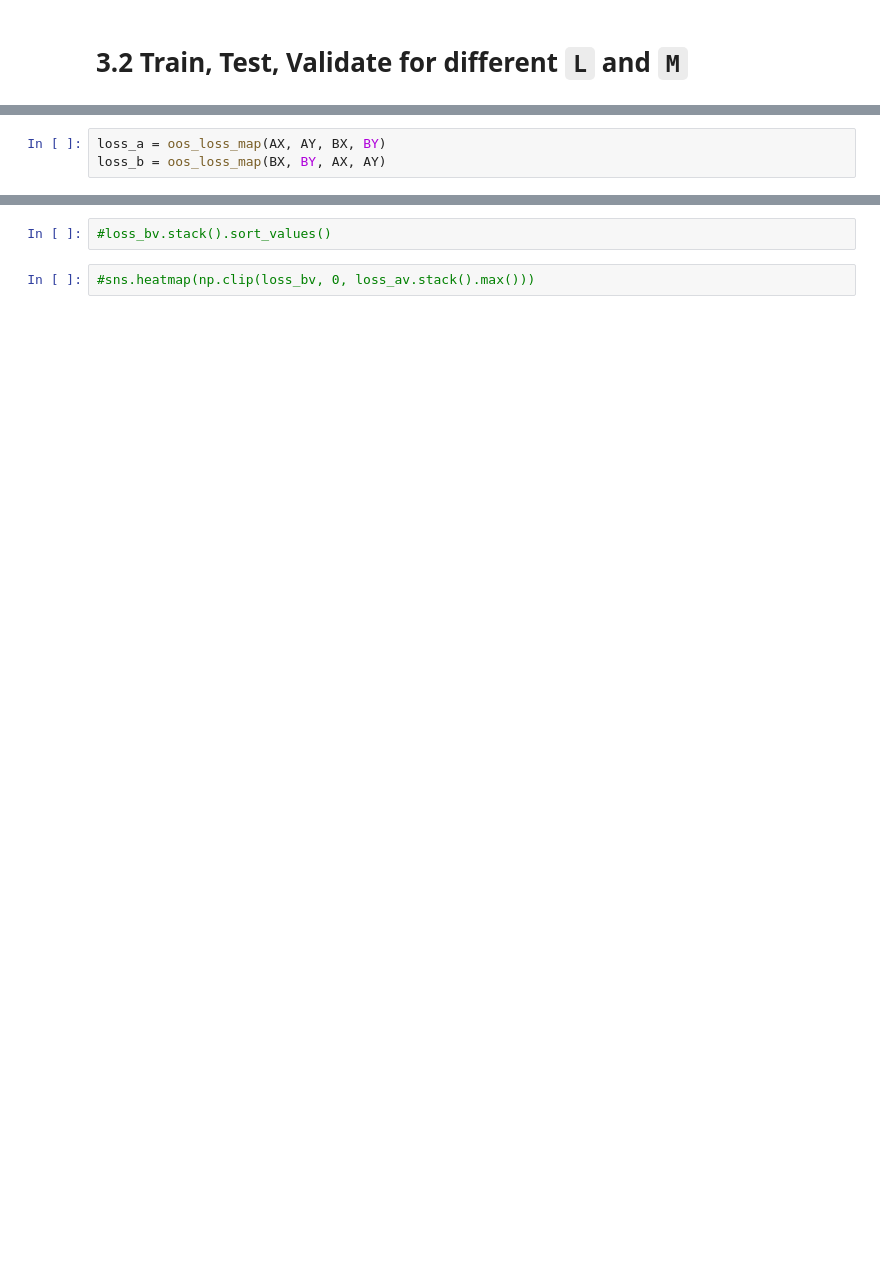
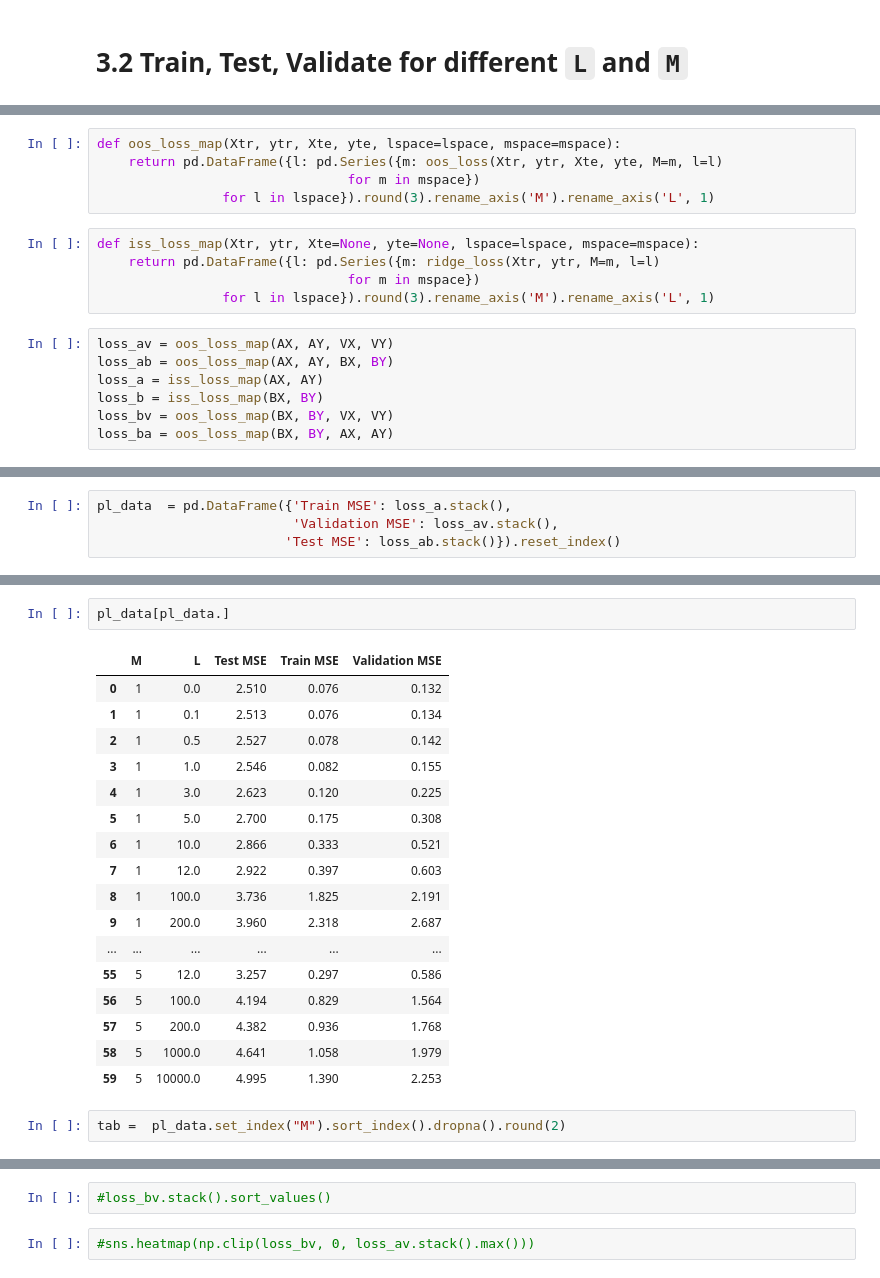
Before and after one commit to sshleifer/ml_6867, a Jupyter notebook: Problem3.ipynb, the cells around one changed output, grey strips where cells are left out. Saved outputs shown, nothing was run; the diff lists cells and outputs as text; blank space fills up the shorter version.

```diff
--- a/Problem3.ipynb
+++ b/Problem3.ipynb
@@ -128,3 +130,17 @@ ridge_loss(AX, AY, w=ridge_weights(BX, BY))
+# %%
+def oos_loss_map(Xtr, ytr, Xte, yte, lspace=lspace, mspace=mspace):
+    return pd.DataFrame({l: pd.Series({m: oos_loss(Xtr, ytr, Xte, yte, M=m, l=l)
+                                for m in mspace})
+                for l in lspace}).round(3).rename_axis('M').rename_axis('L', 1)
+# %%
+def iss_loss_map(Xtr, ytr, Xte=None, yte=None, lspace=lspace, mspace=mspace):
+    return pd.DataFrame({l: pd.Series({m: ridge_loss(Xtr, ytr, M=m, l=l)
+                                for m in mspace})
+                for l in lspace}).round(3).rename_axis('M').rename_axis('L', 1)
 # %%
-loss_a = oos_loss_map(AX, AY, BX, BY)
-loss_b = oos_loss_map(BX, BY, AX, AY)
+loss_av = oos_loss_map(AX, AY, VX, VY)
+loss_ab = oos_loss_map(AX, AY, BX, BY)
+loss_a = iss_loss_map(AX, AY)
+loss_b = iss_loss_map(BX, BY)
+loss_bv = oos_loss_map(BX, BY, VX, VY)
+loss_ba = oos_loss_map(BX, BY, AX, AY)
@@ -133,0 +240,4 @@ loss_bv = oos_loss_map(BX, BY, VX, VY)
+# %%
+pl_data  = pd.DataFrame({'Train MSE': loss_a.stack(),
+                         'Validation MSE': loss_av.stack(),
+                        'Test MSE': loss_ab.stack()}).reset_index()
@@ -133,0 +277,22 @@ loss_bv = oos_loss_map(BX, BY, VX, VY)
+# %%
+pl_data[pl_data.]
+# %% [output]
+|  | M | L | Test MSE | Train MSE | Validation MSE |
+| 0 | 1 | 0.0 | 2.510 | 0.076 | 0.132 |
+| 1 | 1 | 0.1 | 2.513 | 0.076 | 0.134 |
+| 2 | 1 | 0.5 | 2.527 | 0.078 | 0.142 |
+| 3 | 1 | 1.0 | 2.546 | 0.082 | 0.155 |
+| 4 | 1 | 3.0 | 2.623 | 0.120 | 0.225 |
+| 5 | 1 | 5.0 | 2.700 | 0.175 | 0.308 |
+| 6 | 1 | 10.0 | 2.866 | 0.333 | 0.521 |
+| 7 | 1 | 12.0 | 2.922 | 0.397 | 0.603 |
+| 8 | 1 | 100.0 | 3.736 | 1.825 | 2.191 |
+| 9 | 1 | 200.0 | 3.960 | 2.318 | 2.687 |
+| ... | ... | ... | ... | ... | ... |
+| 55 | 5 | 12.0 | 3.257 | 0.297 | 0.586 |
+| 56 | 5 | 100.0 | 4.194 | 0.829 | 1.564 |
+| 57 | 5 | 200.0 | 4.382 | 0.936 | 1.768 |
+| 58 | 5 | 1000.0 | 4.641 | 1.058 | 1.979 |
+| 59 | 5 | 10000.0 | 4.995 | 1.390 | 2.253 |
+# %%
+tab =  pl_data.set_index("M").sort_index().dropna().round(2)
```
Also changed, not shown: parts of 64 cells of this notebook, 1 other file.
